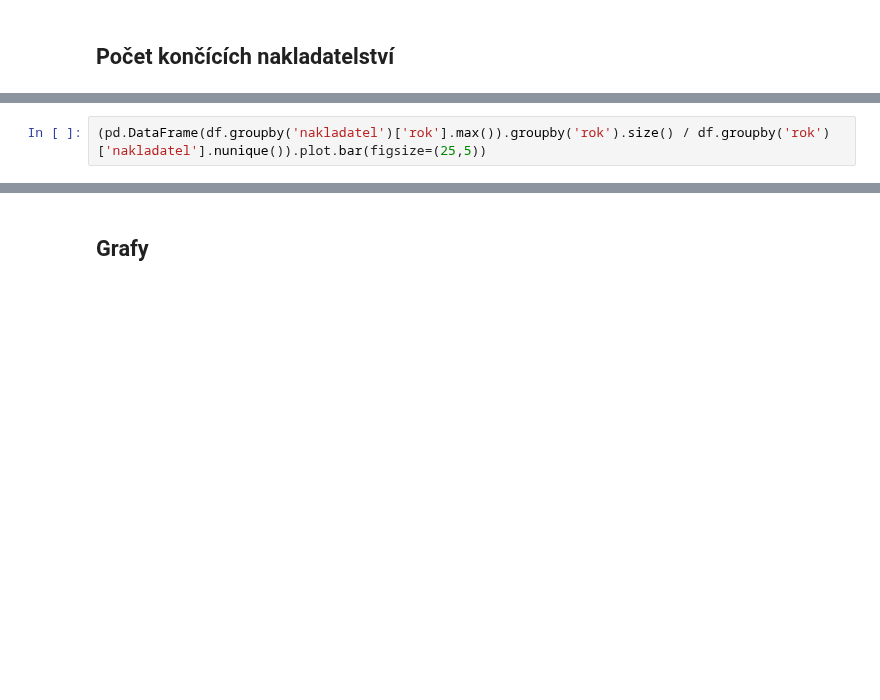
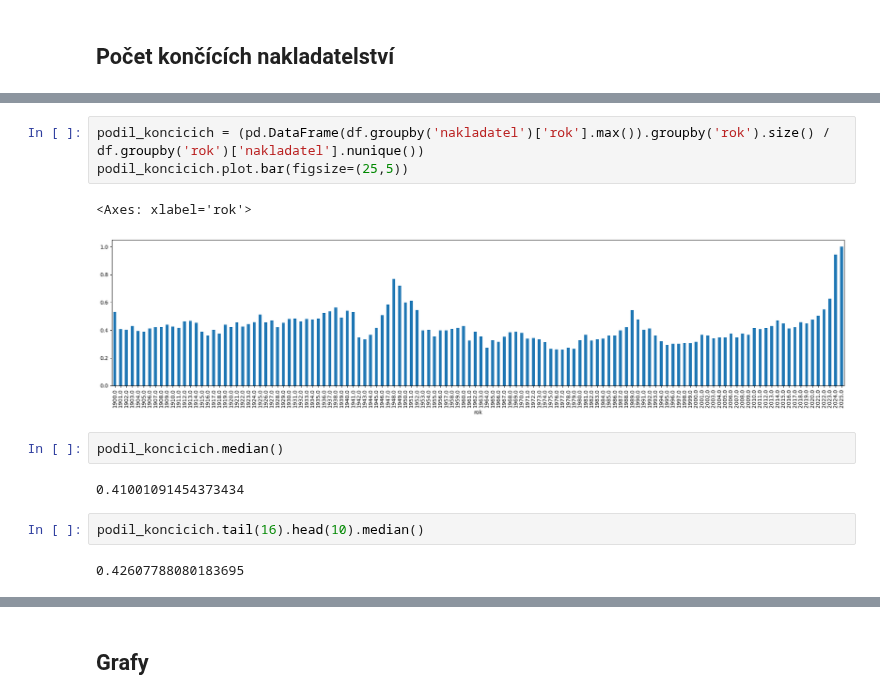
Before and after one commit to DataRozhlas/knizni-peoplemetr, a Jupyter notebook: 902e_nakladatelstvi.ipynb, the cells around one changed output, grey strips where cells are left out. Drawn from its saved outputs; the diff is of its cells as text; blank space fills up the shorter version.

Commit message:
předělání nakladatelství

```diff
--- a/902e_nakladatelstvi.ipynb
+++ b/902e_nakladatelstvi.ipynb
@@ -82,4 +243,16 @@ pd.DataFrame(df.groupby('nakladatel')['rok'].max()).groupby('rok').size().plot.b
 # %%
-(pd.DataFrame(df.groupby('nakladatel')['rok'].max()).groupby('rok').size() / df.groupby('rok')['nakladatel'].nunique()).plot.bar(figsize=(25,5))
+podil_koncicich = (pd.DataFrame(df.groupby('nakladatel')['rok'].max()).groupby('rok').size() / df.groupby('rok')['nakladatel'].nunique())
+podil_koncicich.plot.bar(figsize=(25,5))
+# %% [output]
+<Axes: xlabel='rok'>
+[figure, added]
+# %%
+podil_koncicich.median()
+# %% [output]
+0.41001091454373434
+# %%
+podil_koncicich.tail(16).head(10).median()
+# %% [output]
+0.42607788080183695
 # %%
 (pd.DataFrame(df.groupby('nakladatel')['rok'].max()).groupby('rok').size() / df.groupby('rok')['nakladatel'].nunique()).nlargest(10)
```
Also changed, not shown: parts of 41 cells of this notebook, 14 other files.
